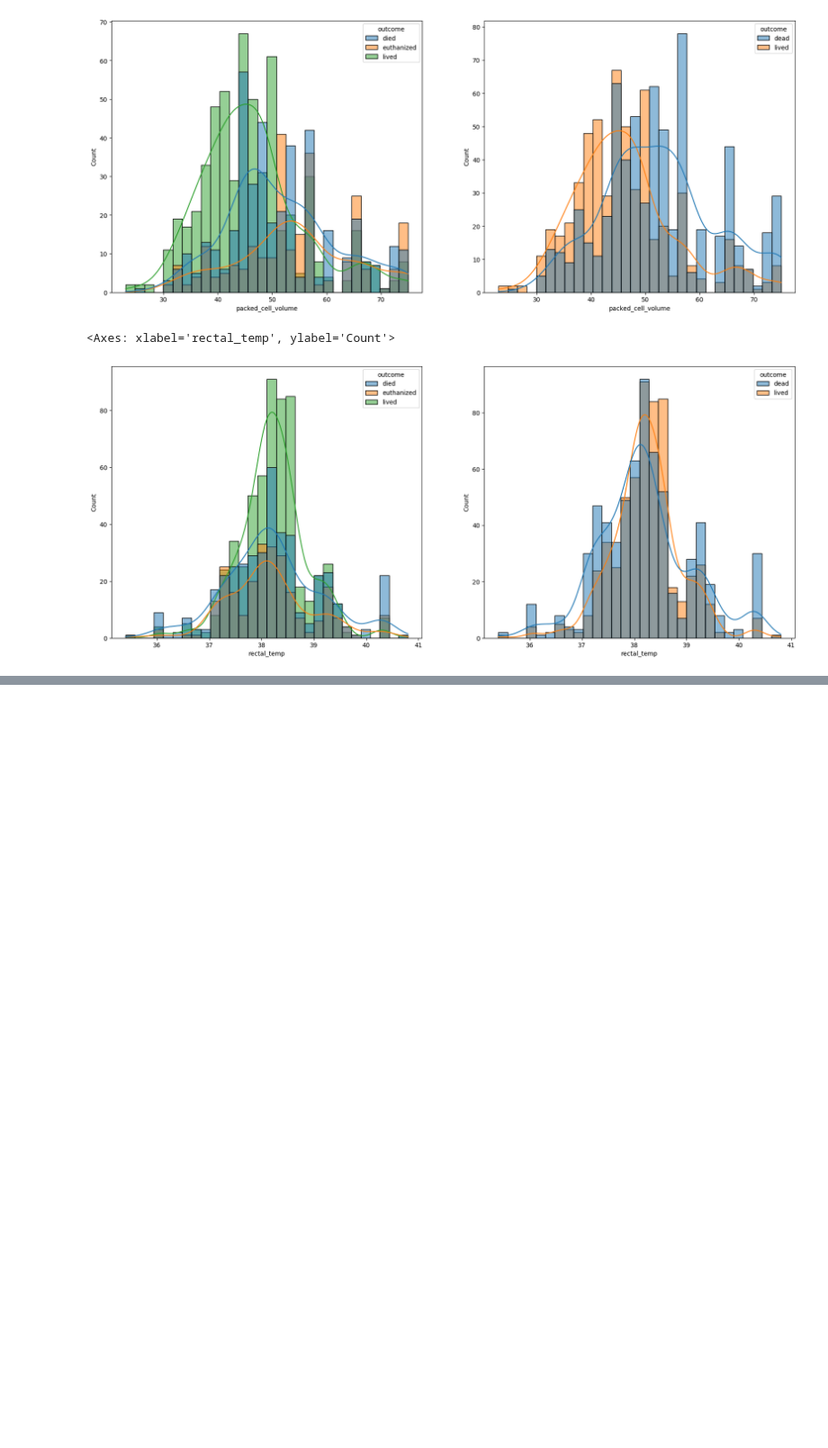
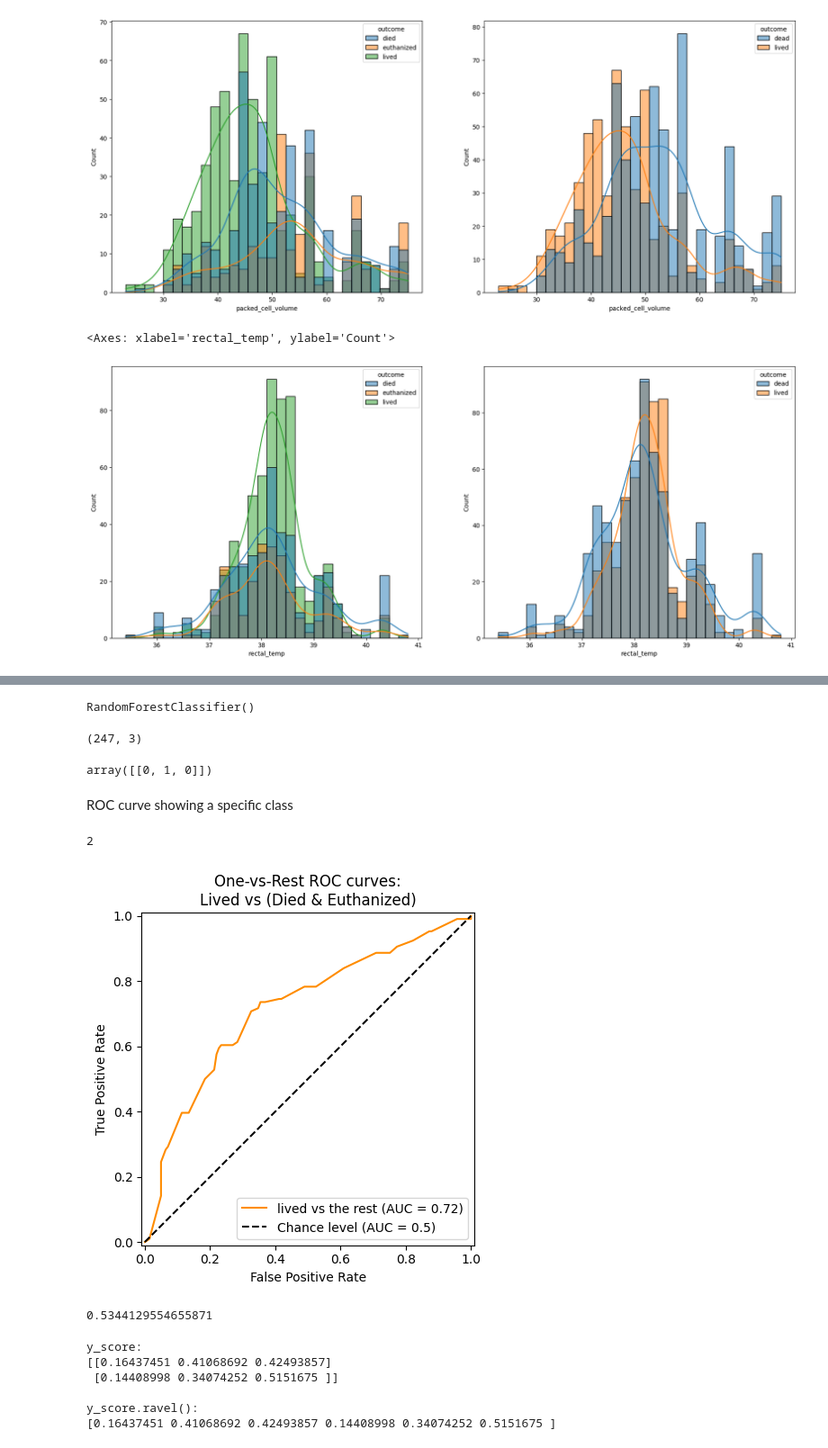
Before and after one commit to Iouize/e2, a Jupyter notebook: amelio.ipynb, the cells around one changed output, grey strips where cells are left out. Shown at 90% size. Saved outputs shown, nothing was run; the diff lists cells and outputs as text; code cells hidden in the pictures; blank space fills up the shorter version.

Commit message:
training

```diff
--- a/amelio.ipynb
+++ b/amelio.ipynb
@@ -260,0 +255,4 @@ La personne a utilisé un T-Test pour déterminer les features à sélectionner
+# %%
+randomForest.fit(X_train, y_train)
+# %% [output]
+RandomForestClassifier()
@@ -260,0 +261,2 @@ La personne a utilisé un T-Test pour déterminer les features à sélectionner
+# %%
+y_score = randomForest.fit(X_train, y_train).predict_proba(X_test)
@@ -260,0 +265,18 @@ La personne a utilisé un T-Test pour déterminer les features à sélectionner
+# %%
+label_binarize = LabelBinarizer().fit(y_train)
+y_onehot_test = label_binarize.transform(y_test)
+y_onehot_test.shape
+# %% [output]
+(247, 3)
+# %%
+label_binarize.transform(["euthanized"])
+# %% [output]
+array([[0, 1, 0]])
+# %% [markdown]
+ROC curve showing a specific class
+# %%
+class_of_interest = "lived"
+class_id = np.flatnonzero(label_binarize.classes_ == class_of_interest)[0]
+class_id
+# %% [output]
+2
@@ -260,0 +285,30 @@ La personne a utilisé un T-Test pour déterminer les features à sélectionner
+# %%
+display = RocCurveDisplay.from_predictions(
+    y_onehot_test[:, class_id],
+    y_score[:, class_id],
+    name=f"{class_of_interest} vs the rest",
+    color="darkorange",
+    plot_chance_level=True,
+)
+_ = display.ax_.set(
+    xlabel="False Positive Rate",
+    ylabel="True Positive Rate",
+    title="One-vs-Rest ROC curves:\nLived vs (Died & Euthanized)",
+)
+# %% [output]
+[figure, added]
+# %%
+randomForest.score(X_test, y_test) # ça c'est moi et le score ressemble au chance level
+# %% [output]
+0.5344129554655871
+# %%
+print(f"y_score:\n{y_score[0:2,:]}")
+print()
+print(f"y_score.ravel():\n{y_score[0:2,:].ravel()}")
+# %% [output]
+y_score:
+[[0.16437451 0.41068692 0.42493857]
+ [0.14408998 0.34074252 0.5151675 ]]
+
+y_score.ravel():
+[0.16437451 0.41068692 0.42493857 0.14408998 0.34074252 0.5151675 ]
```
Also changed, not shown: parts of 28 cells of this notebook.
